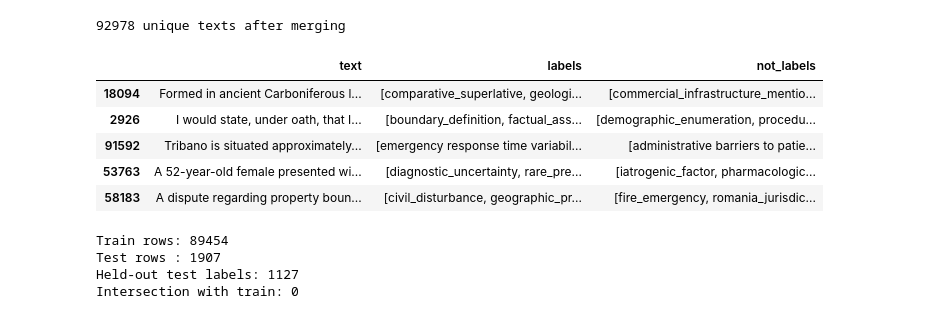
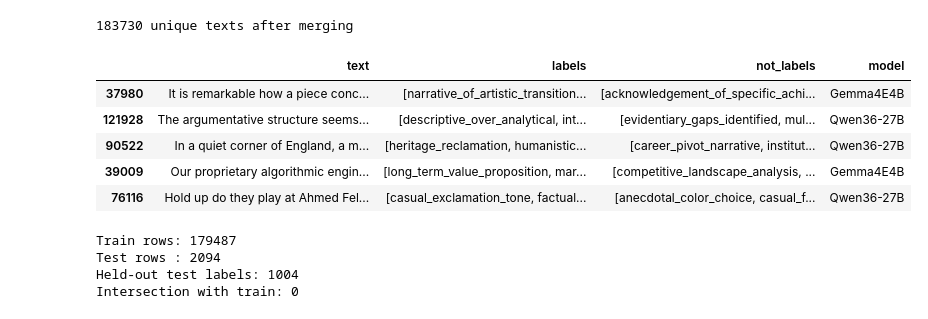
Before and after one commit to KameniAlexNea/generate-gliznet-data, a Jupyter notebook: notebooks/CreateDataset.ipynb, the cells around one changed output. Cells and saved outputs as stored; diff of their text form; code cells hidden in the pictures.

```diff
--- a/notebooks/CreateDataset.ipynb
+++ b/notebooks/CreateDataset.ipynb
@@ -12,18 +22,20 @@
 import json
 import pandas as pd
 from glob import glob
+from pathlib import Path
 
-PATH = "../data/wiki*.jsonl"
+PATH = "../data/wikipedia/*/wiki*.jsonl"
 files = sorted(glob(PATH))
-# files = [f for f in files if "8" in f or "9" in f ]
 
 def load_json(file):
+    model = Path(file).parent.name
     def get_data(raw):
         line = json.loads(raw)
         return {
             "text": line["text"],
             "labels": line.get("labels"),
-            "not_labels": line.get("not_labels")
+            "not_labels": line.get("not_labels"),
+            "model": model,
         }
     with open(file, "r") as f:
         data = [get_data(line) for line in f]
@@ -43,37 +55,39 @@ df.sample(5)
 # %%
 def merge_group(group):
     merged_labels = set().union(*group["labels"])
     merged_not_labels = set().union(*group["not_labels"])
     merged_not_labels -= merged_labels  # remove any intersection
+    models = sorted(set(group["model"]))
     return pd.Series({
         "labels": sorted(merged_labels),
         "not_labels": sorted(merged_not_labels),
+        "model": models if len(models) > 1 else models[0],
     })
 
 df = (
     df.groupby("text", sort=False)
     .apply(merge_group, include_groups=False)
     .reset_index()
 )
 print(f"{len(df)} unique texts after merging")
 df.sample(5)
 # %% [output]
-92978 unique texts after merging
+183730 unique texts after merging
-|  | text | labels | not_labels |
-| 18094 | Formed in ancient Carboniferous l... | [comparative_superlative, geologi... | [commercial_infrastructure_mentio... |
-| 2926 | I would state, under oath, that I... | [boundary_definition, factual_ass... | [demographic_enumeration, procedu... |
-| 91592 | Tribano is situated approximately... | [emergency response time variabil... | [administrative barriers to patie... |
-| 53763 | A 52-year-old female presented wi... | [diagnostic_uncertainty, rare_pre... | [iatrogenic_factor, pharmacologic... |
-| 58183 | A dispute regarding property boun... | [civil_disturbance, geographic_pr... | [fire_emergency, romania_jurisdic... |
+|  | text | labels | not_labels | model |
+| 37980 | It is remarkable how a piece conc... | [narrative_of_artistic_transition... | [acknowledgement_of_specific_achi... | Gemma4E4B |
+| 121928 | The argumentative structure seems... | [descriptive_over_analytical, int... | [evidentiary_gaps_identified, mul... | Qwen36-27B |
+| 90522 | In a quiet corner of England, a m... | [heritage_reclamation, humanistic... | [career_pivot_narrative, institut... | Qwen36-27B |
+| 39009 | Our proprietary algorithmic engin... | [long_term_value_proposition, mar... | [competitive_landscape_analysis, ... | Gemma4E4B |
+| 76116 | Hold up do they play at Ahmed Fel... | [casual_exclamation_tone, factual... | [anecdotal_color_choice, casual_f... | Qwen36-27B |
 # %%
 import random
 
 random.seed(42)
 
 # A label is present around 3x in the data,
-# so we adjust the test ratio to get ~2% test rows after the strict split
+# so we adjust the test ratio to get ~1% test rows after the strict split
 # that also excludes rows with test labels in "not_labels"
-test_ratio = 0.02 / 3
+test_ratio = 0.01 / 3
 
 # All labels (positive + negative)
 all_pos_labels = set(l for labs in df["labels"] for l in labs)
@@ -132,9 +146,9 @@ print("Test rows :", len(df_test))
 print("Held-out test labels:", len(test_labels))
 print("Intersection with train:", len(intersection))
 # %% [output]
-Train rows: 89454
-Test rows : 1907
-Held-out test labels: 1127
+Train rows: 179487
+Test rows : 2094
+Held-out test labels: 1004
 Intersection with train: 0
 # %%
 import pandas as pd
```
Also changed, not shown: parts of 5 cells of this notebook, 5 other files.
